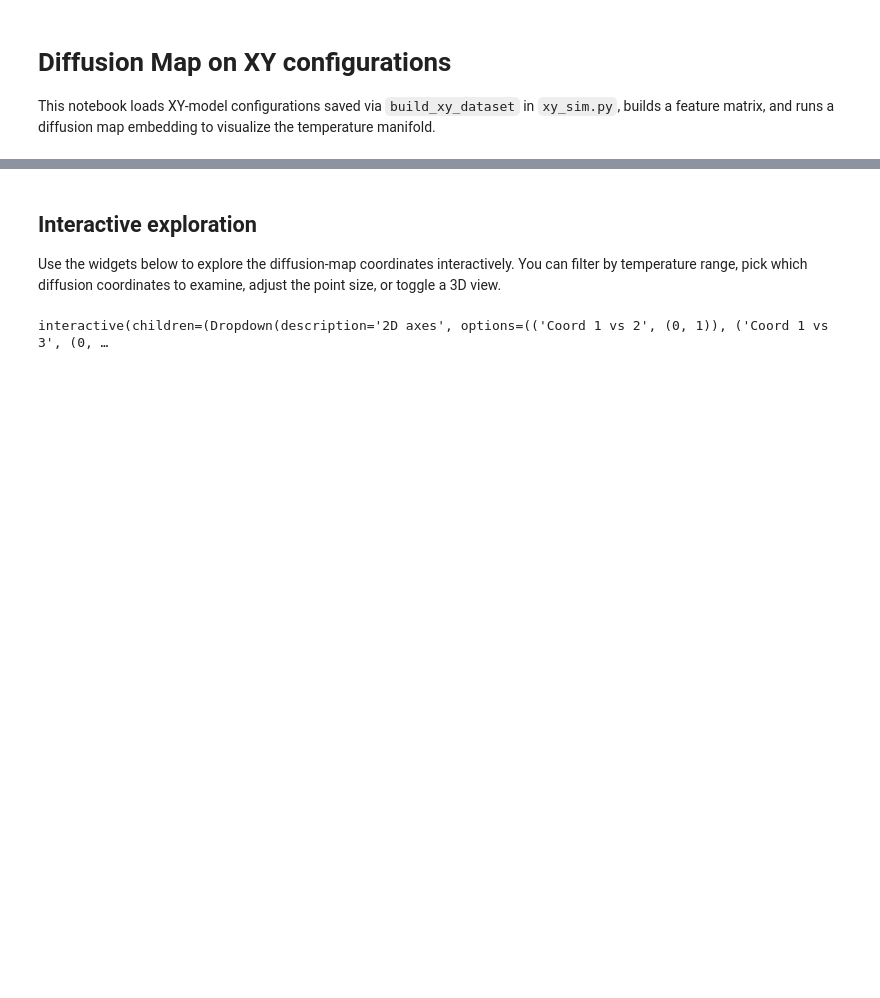
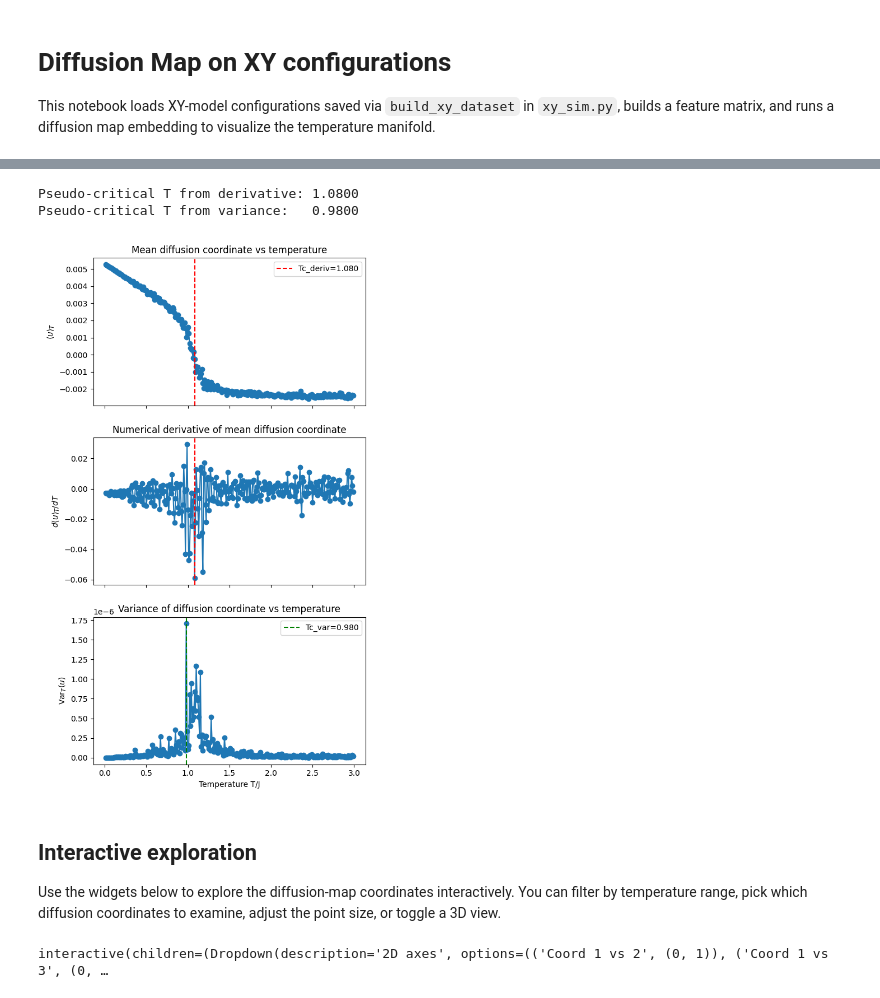
Before and after one commit to neel-j-dev/Classifying-BLK-Transitions, a Jupyter notebook: simulator/XY_Diffusion_Map.ipynb, the cells around one changed output, grey strips where cells are left out. Cells and saved outputs as stored; diff of their text form; code cells hidden in the pictures; blank space fills up the shorter version.

```diff
--- a/simulator/XY_Diffusion_Map.ipynb
+++ b/simulator/XY_Diffusion_Map.ipynb
@@ -140,3 +220,79 @@ plt.show()
+# %%
+from collections import defaultdict
+
+# We'll use the first nontrivial coordinate as u
+u = embeddings[:, 0]   # shape: (num_samples,)
+
+# ---------------------------------------------------------
+# 2. Group u by temperature and compute mean / variance
+# ---------------------------------------------------------
+
+# Collect values per discrete temperature
+values_by_T = defaultdict(list)
+for ui, Ti in zip(u, temperatures):
+    values_by_T[Ti].append(ui)
+
+unique_T = np.array(sorted(values_by_T.keys()))
+mean_u = np.empty_like(unique_T)
+var_u  = np.empty_like(unique_T)
+
+for k, T in enumerate(unique_T):
+    arr = np.array(values_by_T[T])
+    mean_u[k] = arr.mean()
+    var_u[k]  = arr.var(ddof=1)  # use sample variance
+
+# ---------------------------------------------------------
+# 3. Numerical derivative of mean_u vs T
+# ---------------------------------------------------------
+
+# Central finite difference via numpy.gradient
+dmean_dT = np.gradient(mean_u, unique_T)
+
+# Pseudo-critical temperatures:
+# - from maximum |d(mean_u)/dT|
+# - from maximum variance of u
+idx_deriv = np.argmax(np.abs(dmean_dT))
+idx_var   = np.argmax(var_u)
+
+Tc_deriv = unique_T[idx_deriv]
+Tc_var   = unique_T[idx_var]
+
+print(f"Pseudo-critical T from derivative: {Tc_deriv:.4f}")
+print(f"Pseudo-critical T from variance:   {Tc_var:.4f}")
+
+# ---------------------------------------------------------
+# 4. Plots: mean_u, derivative, and variance vs T
+# ---------------------------------------------------------
+
+fig, axes = plt.subplots(3, 1, figsize=(6, 10), sharex=True)
+
+# (a) mean diffusion coordinate vs T
+axes[0].plot(unique_T, mean_u, marker='o', ls='-')
+axes[0].axvline(Tc_deriv, color='r', ls='--', label=f"Tc_deriv={Tc_deriv:.3f}")
+axes[0].set_ylabel(r"$\langle u \rangle_T$")
+axes[0].set_title("Mean diffusion coordinate vs temperature")
+axes[0].legend()
+
+# (b) derivative
+axes[1].plot(unique_T, dmean_dT, marker='o', ls='-')
+axes[1].axvline(Tc_deriv, color='r', ls='--')
+axes[1].set_ylabel(r"$d\langle u \rangle_T / dT$")
+axes[1].set_title("Numerical derivative of mean diffusion coordinate")
+
+# (c) variance
+axes[2].plot(unique_T, var_u, marker='o', ls='-')
+axes[2].axvline(Tc_var, color='g', ls='--', label=f"Tc_var={Tc_var:.3f}")
+axes[2].set_xlabel("Temperature T/J")
+axes[2].set_ylabel(r"${\rm Var}_T(u)$")
+axes[2].set_title("Variance of diffusion coordinate vs temperature")
+axes[2].legend()
+
+plt.tight_layout()
+plt.show()
+# %% [output]
+Pseudo-critical T from derivative: 1.0800
+Pseudo-critical T from variance:   0.9800
+[figure, added]
 # %% [markdown]
 ## Interactive exploration
 
```
Also changed, not shown: parts of 7 cells of this notebook, 1 other file.
